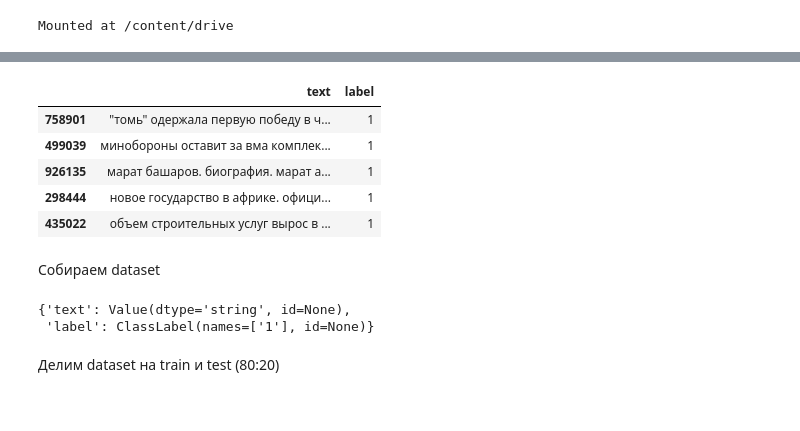
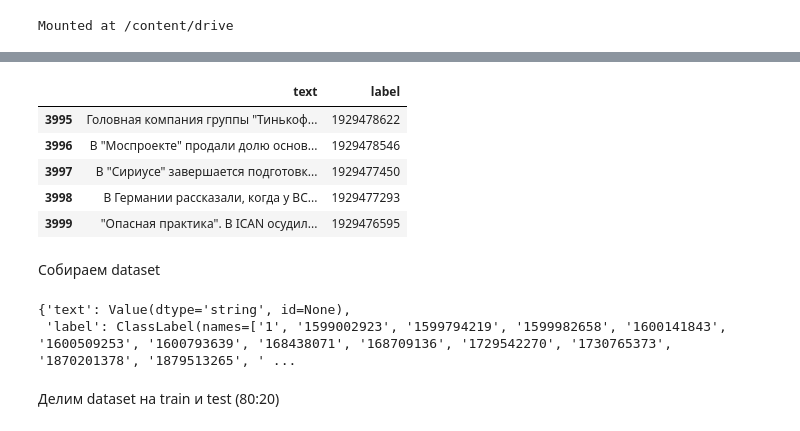
Before and after one commit to Miktima/bertnews, a Jupyter notebook: FT_MaskedLM_ruRoberta.ipynb, the cells around one changed output, grey strips where cells are left out. Cells and saved outputs as stored; diff of their text form; code cells hidden in the pictures.

```diff
--- a/FT_MaskedLM_ruRoberta.ipynb
+++ b/FT_MaskedLM_ruRoberta.ipynb
@@ -50,16 +50,16 @@ novanews.tail()
 # %%
-with open('/content/drive/My Drive/gitriaDN2000_rnd.json', encoding="utf-8") as f:
+with open('/content/drive/My Drive/editorriaDN.json', encoding="utf-8") as f:
     gitria = pd.read_json(f, orient='records')
 gitria.tail()
 #    sentences = pd.read_json(f, orient='records')
 # sentences.tail()
 # %% [output]
 |  | text | label |
-| 758901 | "томь" одержала первую победу в ч... | 1 |
-| 499039 | минобороны оставит за вма комплек... | 1 |
-| 926135 | марат башаров. биография. марат а... | 1 |
-| 298444 | новое государство в африке. офици... | 1 |
-| 435022 | объем строительных услуг вырос в ... | 1 |
+| 3995 | Головная компания группы "Тинькоф... | 1929478622 |
+| 3996 | В "Моспроекте" продали долю основ... | 1929478546 |
+| 3997 | В "Сириусе" завершается подготовк... | 1929477450 |
+| 3998 | В Германии рассказали, когда у ВС... | 1929477293 |
+| 3999 | "Опасная практика". В ICAN осудил... | 1929476595 |
 # %%
 frames = [novanews, gitria]
 sentences = pd.concat(frames)
@@ -71,7 +71,7 @@ raw_ds = raw_ds.class_encode_column('label')
 raw_ds.features
 # %% [output]
 {'text': Value(dtype='string', id=None),
- 'label': ClassLabel(names=['1'], id=None)}
+ 'label': ClassLabel(names=['1', '1599002923', '1599794219', '1599982658', '1600141843', '1600509253', '1600793639', '168438071', '168709136', '1729542270', '1730765373', '1870201378', '1879513265', ' ...
 # %% [markdown]
 Делим dataset на train и test (80:20)
 # %%
```
Also changed, not shown: parts of 8 cells of this notebook, 4 other files.
